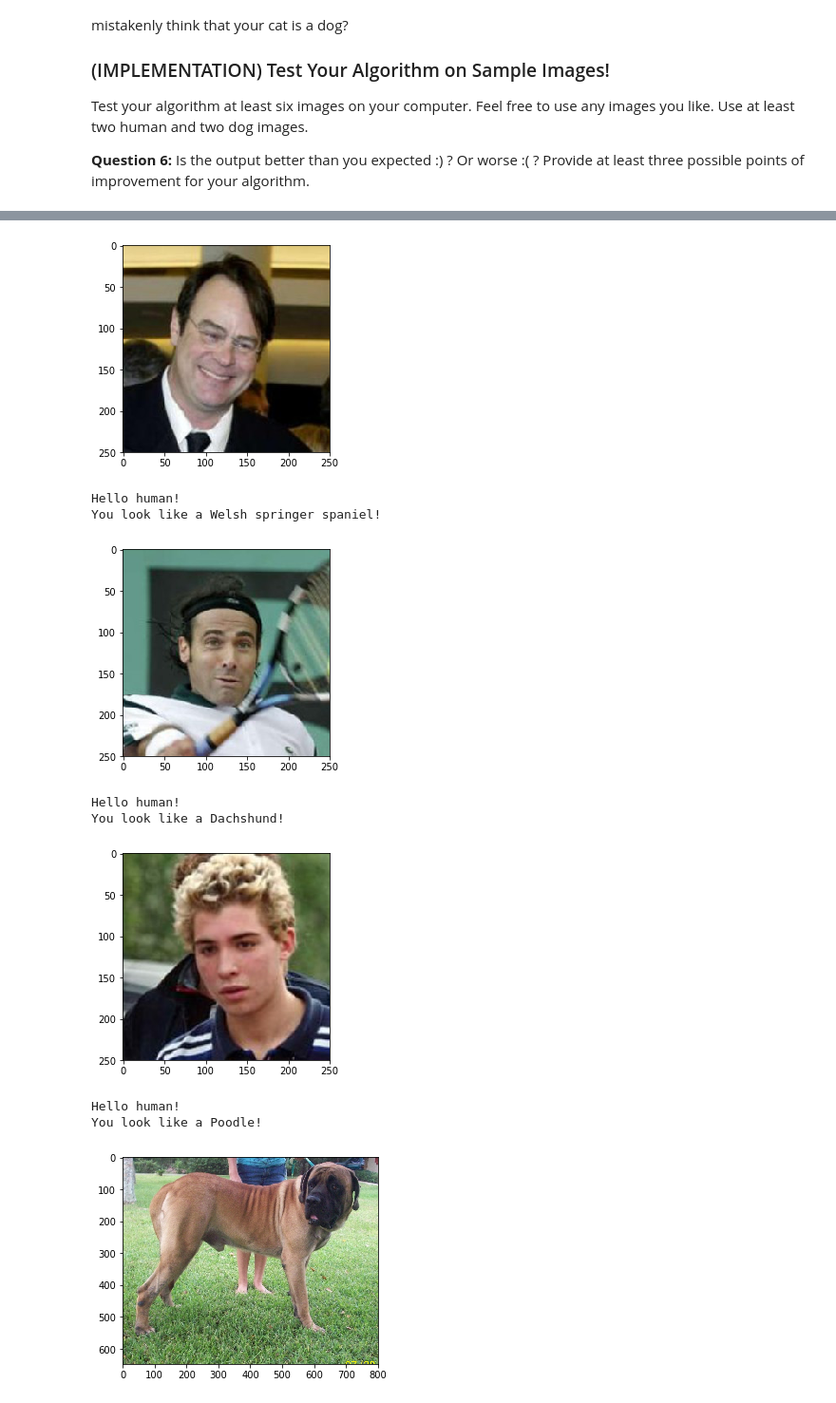
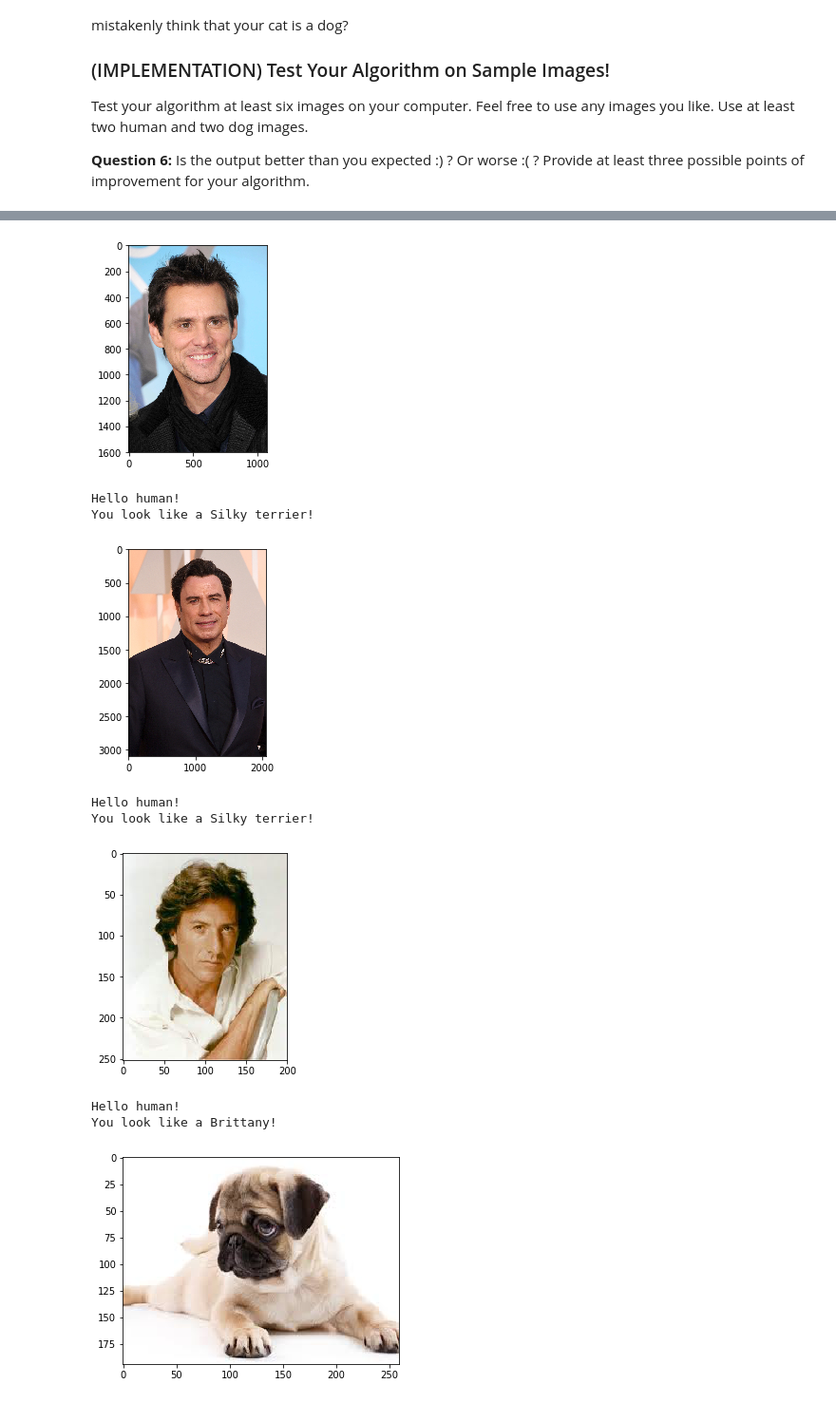
Before and after one commit to GlebDubosarskii/Udacity-Deep-Learning-Nanodegree, a Jupyter notebook: Project 2 Dog Breed Classifier/dog_app.ipynb, the cells around one changed output, grey strips where cells are left out. Shown at 95% size. Saved outputs shown, nothing was run; the diff lists cells and outputs as text; code cells hidden in the pictures.

```diff
--- a/Project 2 Dog Breed Classifier/dog_app.ipynb
+++ b/Project 2 Dog Breed Classifier/dog_app.ipynb
@@ -344,14 +344,15 @@ transform = transforms.Compose([
     transforms.RandomHorizontalFlip(), #horisontal flip with probability 0.5
     transforms.RandomRotation(10), #random rotation no more than 10 degrees
     transforms.ToTensor(), #convertation to PyTorch tensor
-    transforms.Normalize((0.5, 0.5, 0.5), (0.5, 0.5, 0.5)) #noramlization with certain mean and std
+    #transforms.Normalize((0.5, 0.5, 0.5), (0.5, 0.5, 0.5)) noramlization with certain mean and std
+    transforms.Normalize(mean=[0.485, 0.456, 0.406], std=[0.229, 0.224, 0.225]) #noramlization with certain mean and std
     ])
 
 transform_test = transforms.Compose([
     transforms.Resize((224,224)),
     transforms.RandomHorizontalFlip(),
     transforms.ToTensor(),
-    transforms.Normalize((0.5, 0.5, 0.5), (0.5, 0.5, 0.5))
+    transforms.Normalize(mean=[0.485, 0.456, 0.406], std=[0.229, 0.224, 0.225]) #noramlization with certain mean and std
     ])
 
 
@@ -479,7 +480,7 @@ Train and validate your model in the code cell below.  [Save the final model par
 from PIL import ImageFile
 ImageFile.LOAD_TRUNCATED_IMAGES = True
 
-n_epochs=40
+n_epochs=30
 
 def train(n_epochs, loaders, model, optimizer, criterion, use_cuda, save_path):
     """returns trained model"""
@@ -697,13 +698,13 @@ Since the VGG-16 was already trained on dog breed classification, I decided to u
 Use the next code cell to specify a [loss function](http://pytorch.org/docs/master/nn.html#loss-functions) and [optimizer](http://pytorch.org/docs/master/optim.html).  Save the chosen loss function as `criterion_transfer`, and the optimizer as `optimizer_transfer` below.
 # %%
 criterion_transfer = nn.CrossEntropyLoss()
-optimizer_transfer = optim.SGD(model_transfer.classifier.parameters(), lr=0.01)
+optimizer_transfer = optim.SGD(model_transfer.classifier.parameters(), lr=0.005)
 # %% [markdown]
 ### (IMPLEMENTATION) Train and Validate the Model
 
 Train and validate your model in the code cell below.  [Save the final model parameters](http://pytorch.org/docs/master/notes/serialization.html) at filepath `'model_transfer.pt'`.
 # %%
-n_epochs=10
+n_epochs=20
 
 # train the model
 
@@ -840,20 +863,21 @@ Possible points for improvement
 # %%
 ## TODO: Execute your algorithm from Step 6 on
 ## at least 6 images on your computer.
 ## Feel free to use as many code cells as needed.
 
-## suggested code, below
-for file in np.hstack((human_files[:3], dog_files[:3])):
-    run_app(file)
+
+for i in ['human','dog']:
+    for j in ['1','2','3']:
+        run_app('my_photos/' +i+j+ '.jpg')
 # %% [output]
-[figure, old version]
+[figure, new version]
 Hello human!
-You look like a Welsh springer spaniel!
+You look like a Silky terrier!
-[figure, old version]
+[figure, new version]
 Hello human!
-You look like a Dachshund!
+You look like a Silky terrier!
-[figure, old version]
+[figure, new version]
 Hello human!
-You look like a Poodle!
+You look like a Brittany!
-[figure, old version]
+[figure, new version]
 A dog is detected!
```
Also changed, not shown: parts of 10 cells of this notebook, 8 other files.
